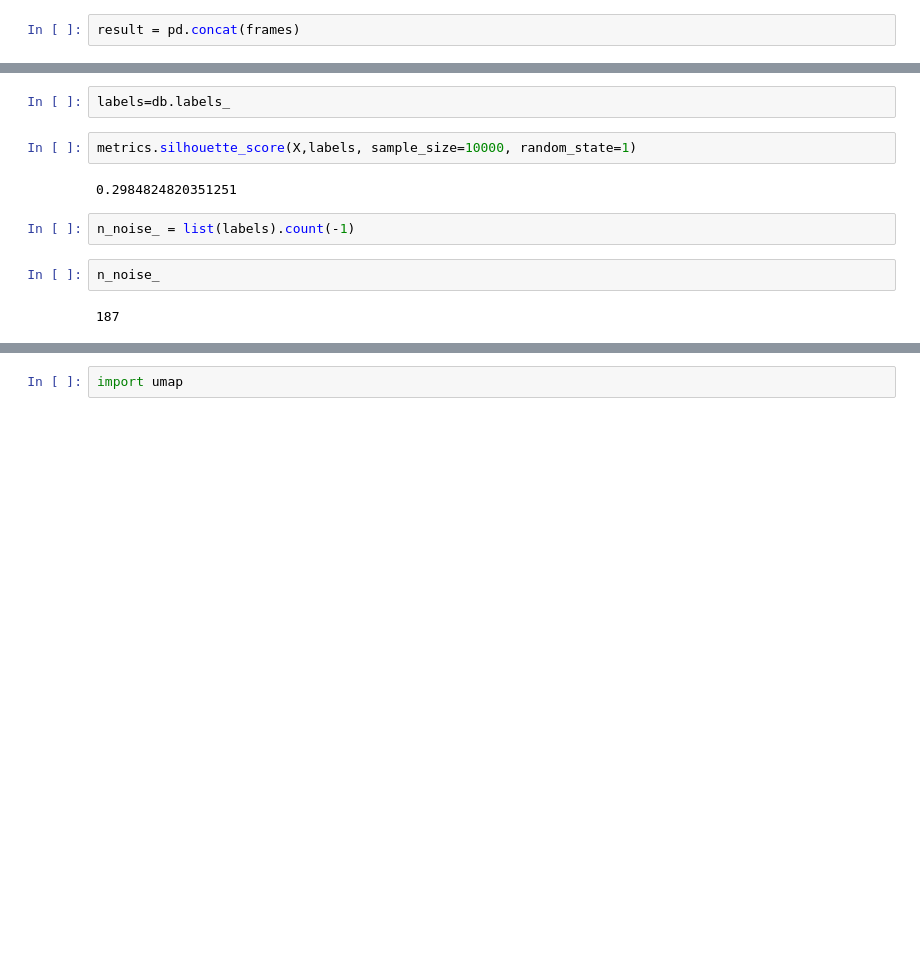
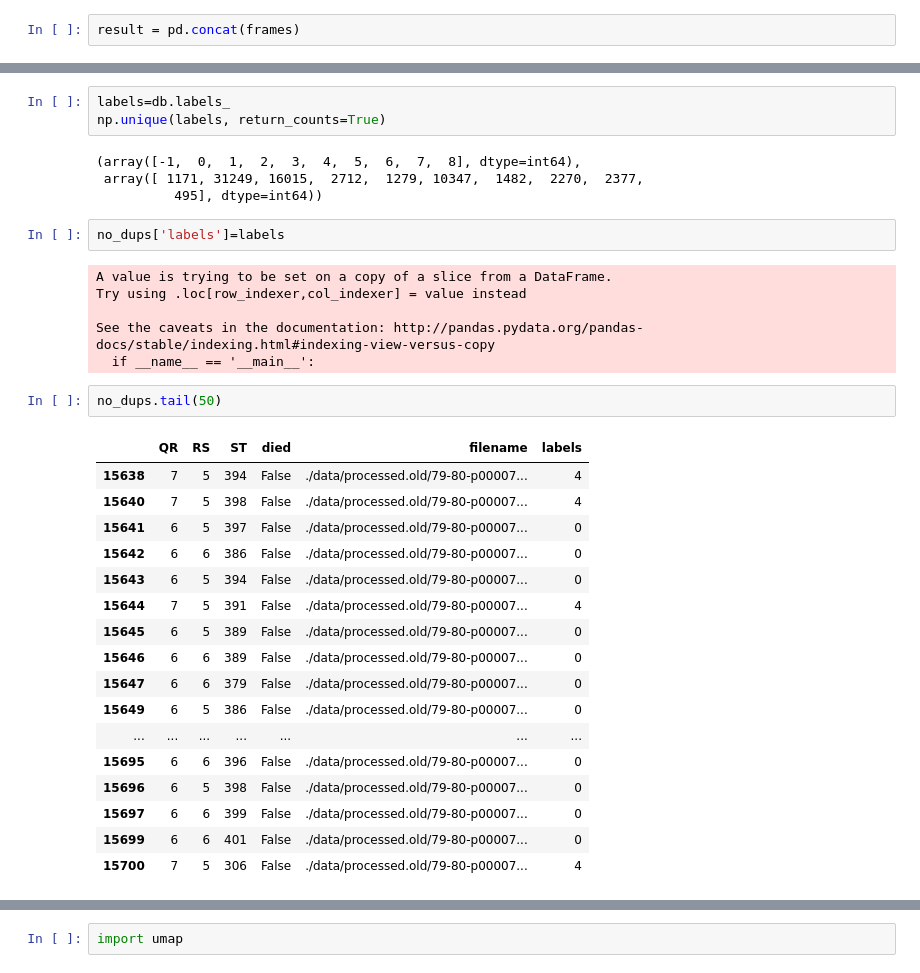
Before and after one commit to andresmore/HR_Analysis, a Jupyter notebook: HR_Analysis/Exploration_DBSCAN.ipynb, the cells around one changed output, grey strips where cells are left out. Saved outputs shown, nothing was run; the diff lists cells and outputs as text; blank space fills up the shorter version.

```diff
--- a/HR_Analysis/Exploration_DBSCAN.ipynb
+++ b/HR_Analysis/Exploration_DBSCAN.ipynb
@@ -107,12 +166,35 @@ db = DBSCAN(eps=0.3, min_samples=10).fit(X)
 # %%
 labels=db.labels_
+np.unique(labels, return_counts=True)
+# %% [output]
+(array([-1,  0,  1,  2,  3,  4,  5,  6,  7,  8], dtype=int64),
+ array([ 1171, 31249, 16015,  2712,  1279, 10347,  1482,  2270,  2377,
+          495], dtype=int64))
-# %%
-metrics.silhouette_score(X,labels, sample_size=10000, random_state=1)
-# %% [output]
-0.2984824820351251
-# %%
-n_noise_ = list(labels).count(-1)
-# %%
-n_noise_
-# %% [output]
-187
+# %%
+no_dups['labels']=labels
+# %% [output]
+A value is trying to be set on a copy of a slice from a DataFrame.
+Try using .loc[row_indexer,col_indexer] = value instead
+
+See the caveats in the documentation: http://pandas.pydata.org/pandas-docs/stable/indexing.html#indexing-view-versus-copy
+  if __name__ == '__main__':
+# %%
+no_dups.tail(50)
+# %% [output]
+|  | QR | RS | ST | died | filename | labels |
+| 15638 | 7 | 5 | 394 | False | ./data/processed.old/79-80-p00007... | 4 |
+| 15640 | 7 | 5 | 398 | False | ./data/processed.old/79-80-p00007... | 4 |
+| 15641 | 6 | 5 | 397 | False | ./data/processed.old/79-80-p00007... | 0 |
+| 15642 | 6 | 6 | 386 | False | ./data/processed.old/79-80-p00007... | 0 |
+| 15643 | 6 | 5 | 394 | False | ./data/processed.old/79-80-p00007... | 0 |
+| 15644 | 7 | 5 | 391 | False | ./data/processed.old/79-80-p00007... | 4 |
+| 15645 | 6 | 5 | 389 | False | ./data/processed.old/79-80-p00007... | 0 |
+| 15646 | 6 | 6 | 389 | False | ./data/processed.old/79-80-p00007... | 0 |
+| 15647 | 6 | 6 | 379 | False | ./data/processed.old/79-80-p00007... | 0 |
+| 15649 | 6 | 5 | 386 | False | ./data/processed.old/79-80-p00007... | 0 |
+| ... | ... | ... | ... | ... | ... | ... |
+| 15695 | 6 | 6 | 396 | False | ./data/processed.old/79-80-p00007... | 0 |
+| 15696 | 6 | 5 | 398 | False | ./data/processed.old/79-80-p00007... | 0 |
+| 15697 | 6 | 6 | 399 | False | ./data/processed.old/79-80-p00007... | 0 |
+| 15699 | 6 | 6 | 401 | False | ./data/processed.old/79-80-p00007... | 0 |
+| 15700 | 7 | 5 | 306 | False | ./data/processed.old/79-80-p00007... | 4 |
```
Also changed, not shown: parts of 40 cells of this notebook.
